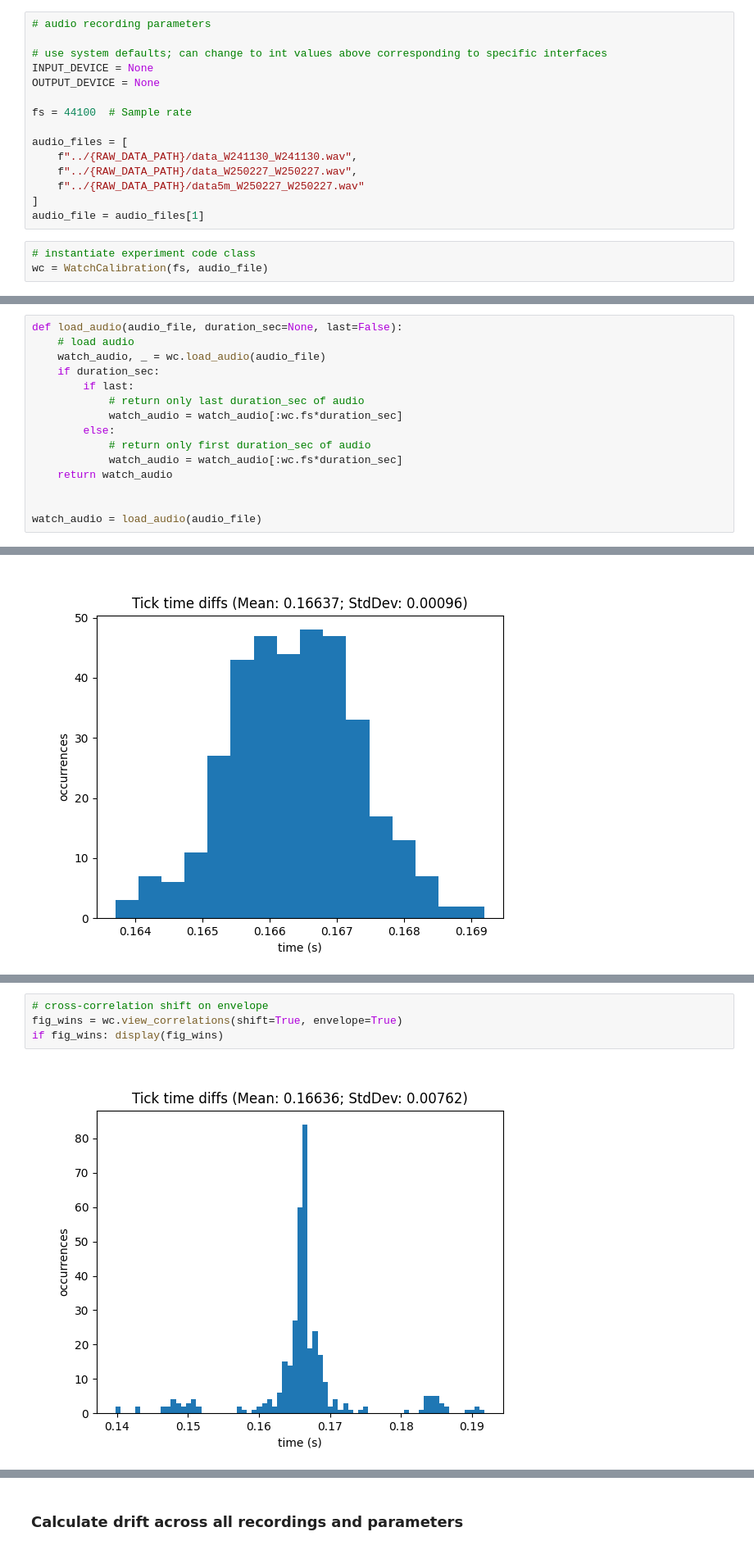
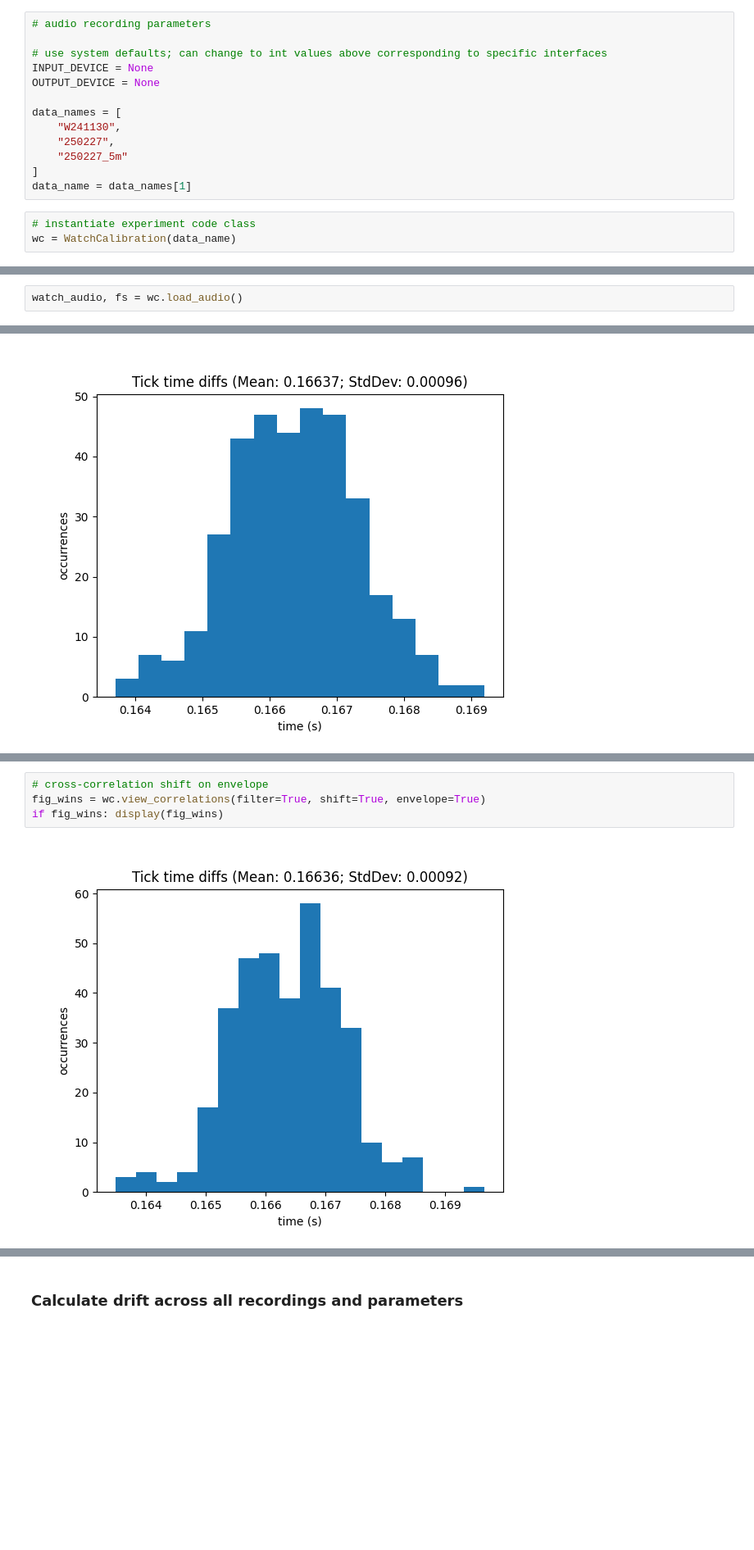
Before and after one commit to bil/watch-calibration, a Jupyter notebook: notebooks/Watch Calibration.ipynb, the cells around one changed output, grey strips where cells are left out. Shown at 82% size. Drawn from its saved outputs; the diff is of its cells as text; blank space fills up the shorter version.

Commit message:
update figures and fix bugs in notebook for noisy datasets

```diff
--- a/notebooks/Watch Calibration.ipynb
+++ b/notebooks/Watch Calibration.ipynb
@@ -58,17 +63,15 @@ WatchCalibration.query_devices()
 INPUT_DEVICE = None
 OUTPUT_DEVICE = None
 
-fs = 44100  # Sample rate
-
-audio_files = [
-    f"../{RAW_DATA_PATH}/data_W241130_W241130.wav",
-    f"../{RAW_DATA_PATH}/data_W250227_W250227.wav",
-    f"../{RAW_DATA_PATH}/data5m_W250227_W250227.wav"
+data_names = [
+    "W241130",
+    "250227",
+    "250227_5m"
 ]
-audio_file = audio_files[1]
+data_name = data_names[1]
 # %%
 # instantiate experiment code class
-wc = WatchCalibration(fs, audio_file)
+wc = WatchCalibration(data_name)
 # %%
 def recreate_dataset(generate=True, duration=60):
     """Create new data set from scratch.
@@ -87,20 +90,7 @@ def recreate_dataset(generate=True, duration=60):
 # %% [markdown]
 ## data visualization
 # %%
-def load_audio(audio_file, duration_sec=None, last=False):
-    # load audio
-    watch_audio, _ = wc.load_audio(audio_file)
-    if duration_sec:
-        if last:
-            # return only last duration_sec of audio
-            watch_audio = watch_audio[:wc.fs*duration_sec]
-        else:
-            # return only first duration_sec of audio
-            watch_audio = watch_audio[:wc.fs*duration_sec]
-    return watch_audio
-
-
-watch_audio = load_audio(audio_file)
+watch_audio, fs = wc.load_audio()
 # %% [markdown]
 ### plot time and frequency signal
 # %%
@@ -300,9 +295,9 @@ if fig_wins: display(fig_wins)
 # %%
 # cross-correlation shift on envelope
-fig_wins = wc.view_correlations(shift=True, envelope=True)
+fig_wins = wc.view_correlations(filter=True, shift=True, envelope=True)
 if fig_wins: display(fig_wins)
 # %% [output]
-[figure, old version]
+[figure, new version]
 # %% [markdown]
 ### Calculating drift
 
```
Also changed, not shown: parts of 12 cells of this notebook, 21 other files.
